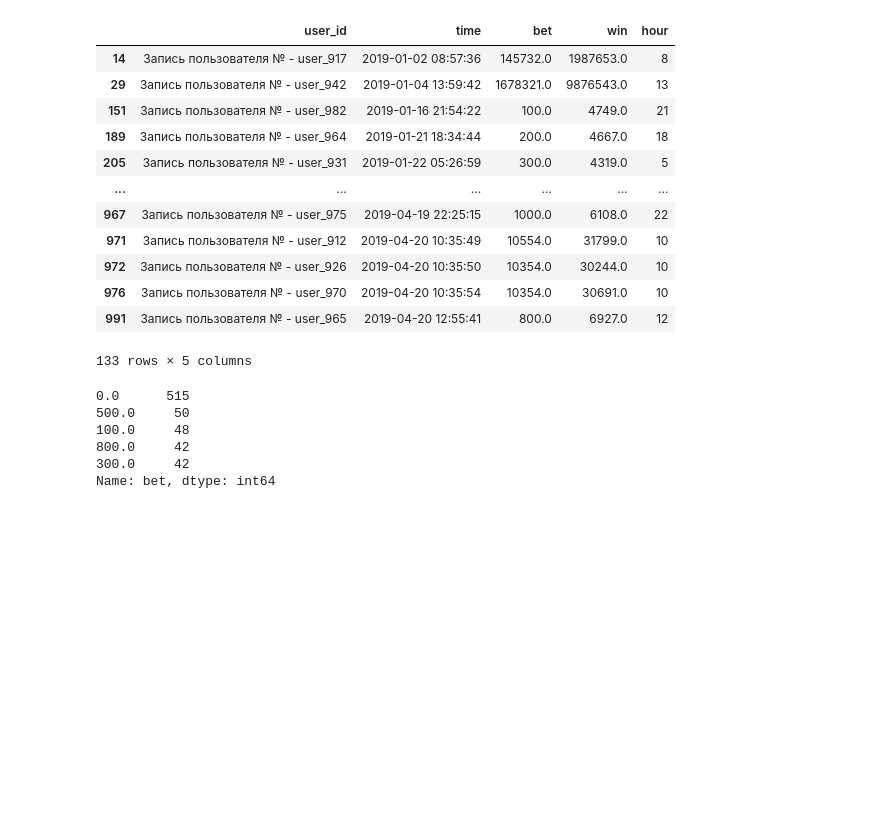
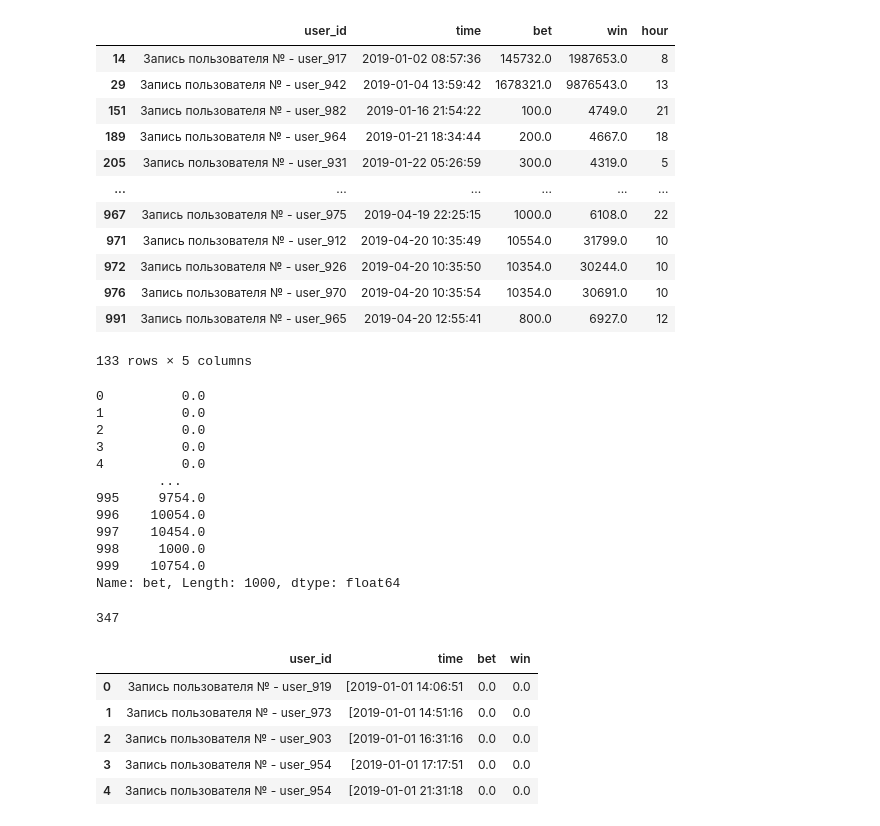
Before and after one commit to nason554/sf_data_science, a Jupyter notebook: 40_PYT_Feature_Engineering.ipynb, the cells around one changed output. Drawn from its saved outputs; the diff is of its cells as text; code cells hidden in the pictures; blank space fills up the shorter version.

```diff
--- a/40_PYT_Feature_Engineering.ipynb
+++ b/40_PYT_Feature_Engineering.ipynb
@@ -197,13 +206,51 @@ log
 133 rows × 5 columns
 # %%
 #Cколько раз люди приходили, но не делали ставки?
-log = pd.read_csv("csv_files/log.csv", header=None)
+log = pd.read_csv("/log.csv", header=None)
 log.columns = ["user_id", "time", "bet", "win"]
-log["bet"].fillna(0).value_counts().head()
+log["bet"].fillna(0)
 # %% [output]
-0.0      515
-500.0     50
-100.0     48
-800.0     42
-300.0     42
-Name: bet, dtype: int64
+0          0.0
+1          0.0
+2          0.0
+3          0.0
+4          0.0
+        ...
+995     9754.0
+996    10054.0
+997    10454.0
+998     1000.0
+999    10754.0
+Name: bet, Length: 1000, dtype: float64
+# %%
+import pandas as pd
+log = pd.read_csv("/log.csv", header=None)
+log.columns = ["user_id", "time", "bet", "win"]
+log['bet'] = log["bet"].fillna(0)
+log['win'] = log['win'].fillna(0)
+
+def fillna_win(row):
+  if row.win > 0:
+    return row.win
+  elif row.bet == 0 and row.win == 0:
+    return 0
+  elif row.bet > 0 and row.win == 0:
+    return row.win - row.bet
+
+new_win = log.apply(lambda row: fillna_win(row), axis = 1)
+
+log['win'] = new_win
+#Сколько раз участники ставок проиграли деньги?
+#Для ответа на вопрос посчитайте количество строк, у которых в столбце win находится отрицательное значение.
+(log['win']<0).sum()
+# %% [output]
+347
+# %%
+log.head()
+# %% [output]
+|  | user_id | time | bet | win |
+| 0 | Запись пользователя № - user_919 | [2019-01-01 14:06:51 | 0.0 | 0.0 |
+| 1 | Запись пользователя № - user_973 | [2019-01-01 14:51:16 | 0.0 | 0.0 |
+| 2 | Запись пользователя № - user_903 | [2019-01-01 16:31:16 | 0.0 | 0.0 |
+| 3 | Запись пользователя № - user_954 | [2019-01-01 17:17:51 | 0.0 | 0.0 |
+| 4 | Запись пользователя № - user_954 | [2019-01-01 21:31:18 | 0.0 | 0.0 |
```
Also changed, not shown: parts of 34 cells of this notebook.
